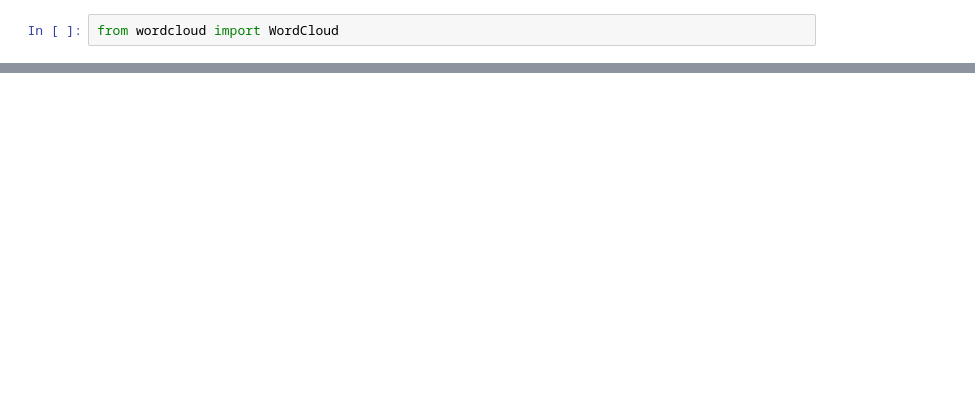
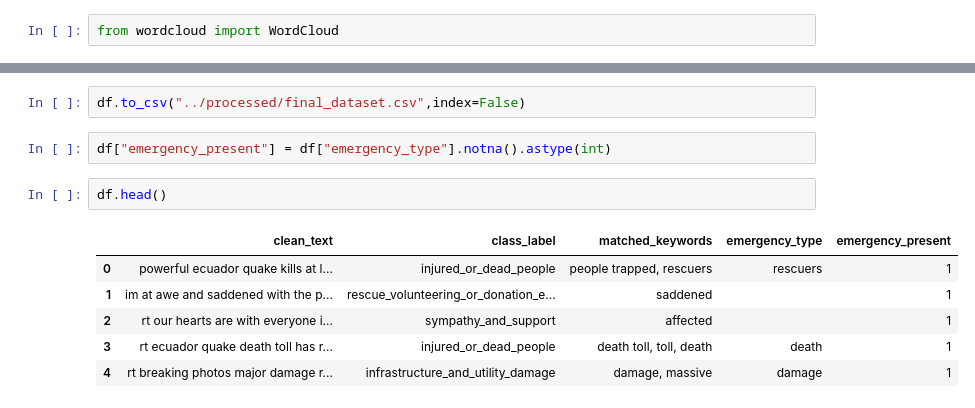
Before and after one commit to gitcrusher/EmergencyQ, a Jupyter notebook: dataset/notebooks/eda.ipynb, the cells around one changed output, grey strips where cells are left out. Cells and saved outputs as stored; diff of their text form; blank space fills up the shorter version.

```diff
--- a/dataset/notebooks/eda.ipynb
+++ b/dataset/notebooks/eda.ipynb
@@ -223,0 +442,13 @@ Error:
+# %%
+df.to_csv("../processed/final_dataset.csv",index=False)
+# %%
+df["emergency_present"] = df["emergency_type"].notna().astype(int)
+# %%
+df.head()
+# %% [output]
+|  | clean_text | class_label | matched_keywords | emergency_type | emergency_present |
+| 0 | powerful ecuador quake kills at l... | injured_or_dead_people | people trapped, rescuers | rescuers | 1 |
+| 1 | im at awe and saddened with the p... | rescue_volunteering_or_donation_e... | saddened |  | 1 |
+| 2 | rt our hearts are with everyone i... | sympathy_and_support | affected |  | 1 |
+| 3 | rt ecuador quake death toll has r... | injured_or_dead_people | death toll, toll, death | death | 1 |
+| 4 | rt breaking photos major damage r... | infrastructure_and_utility_damage | damage, massive | damage | 1 |
```
Also changed, not shown: parts of 31 cells of this notebook, 3 other files.
